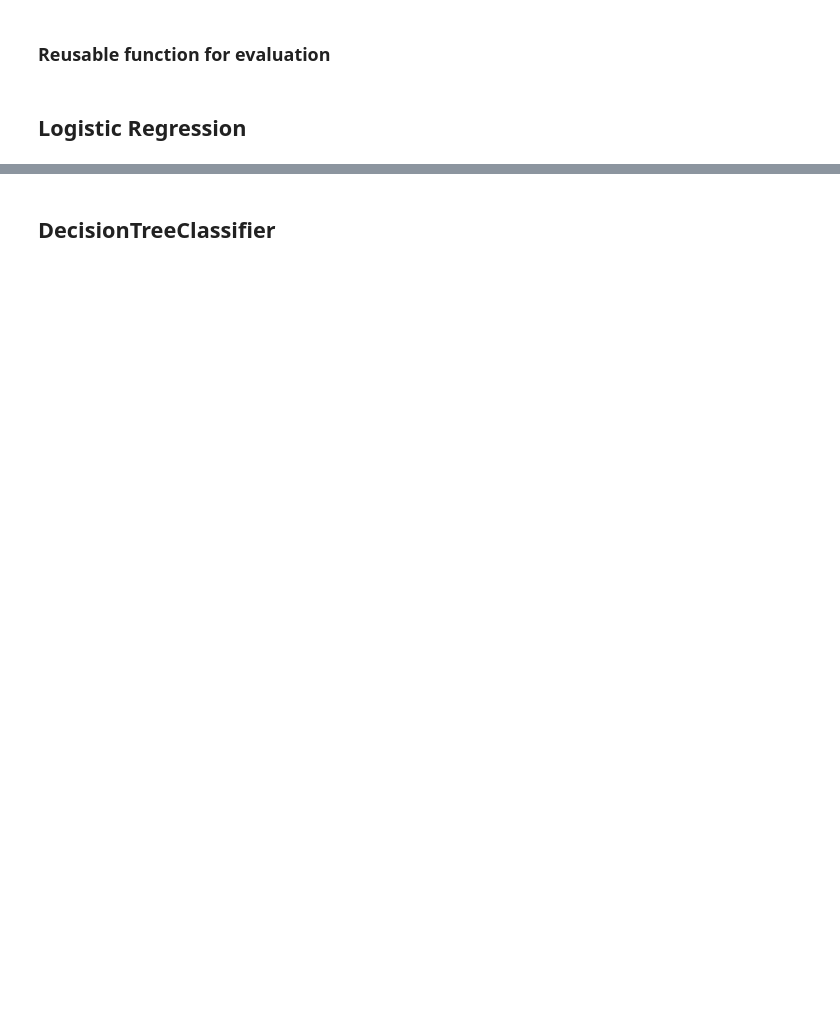
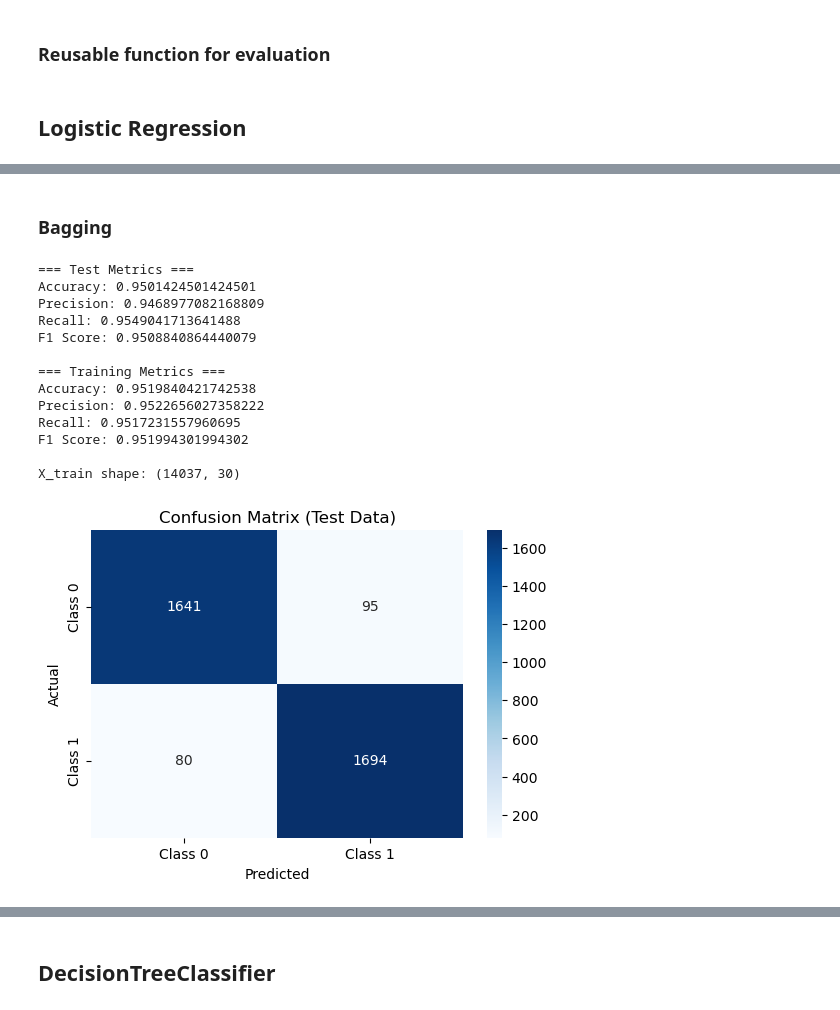
Before and after one commit to malangadan/Challengers, a Jupyter notebook: Challengers.ipynb, the cells around one changed output, grey strips where cells are left out. Cells and saved outputs as stored; diff of their text form; code cells hidden in the pictures; blank space fills up the shorter version.

```diff
--- a/Challengers.ipynb
+++ b/Challengers.ipynb
@@ -313,3 +313,31 @@ F1 Score: 0.952216465169833
 
 X_train shape: (14037, 30)
 [figure]
+# %% [markdown]
+### Bagging
+# %%
+from sklearn.ensemble import BaggingClassifier
+# Use logistic model
+bagging_clf = BaggingClassifier(estimator=clf, n_estimators=50, random_state=0)
+# Train
+bagging_clf.fit(X_train, y_train)
+# Predict
+y_pred_train = bagging_clf.predict(X_train)
+y_pred_test = bagging_clf.predict(X_test)
+# Evaluate
+evaluate_model(y_pred_test, y_pred_train)
+# %% [output]
+=== Test Metrics ===
+Accuracy: 0.9501424501424501
+Precision: 0.9468977082168809
+Recall: 0.9549041713641488
+F1 Score: 0.9508840864440079
+
+=== Training Metrics ===
+Accuracy: 0.9519840421742538
+Precision: 0.9522656027358222
+Recall: 0.9517231557960695
+F1 Score: 0.951994301994302
+
+X_train shape: (14037, 30)
+[figure, added]
```
Also changed, not shown: parts of 37 cells of this notebook.
